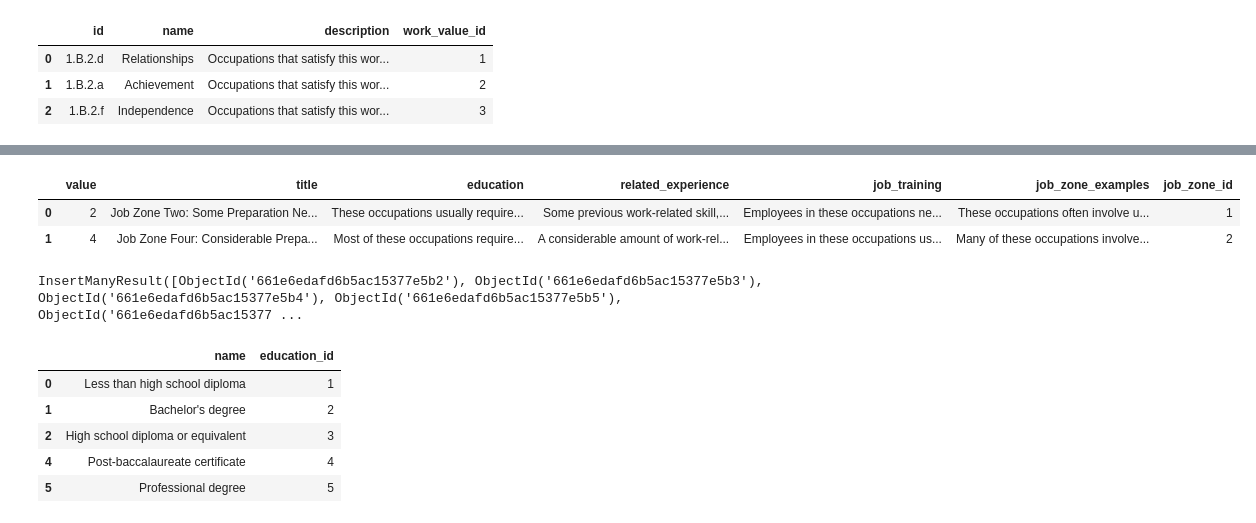
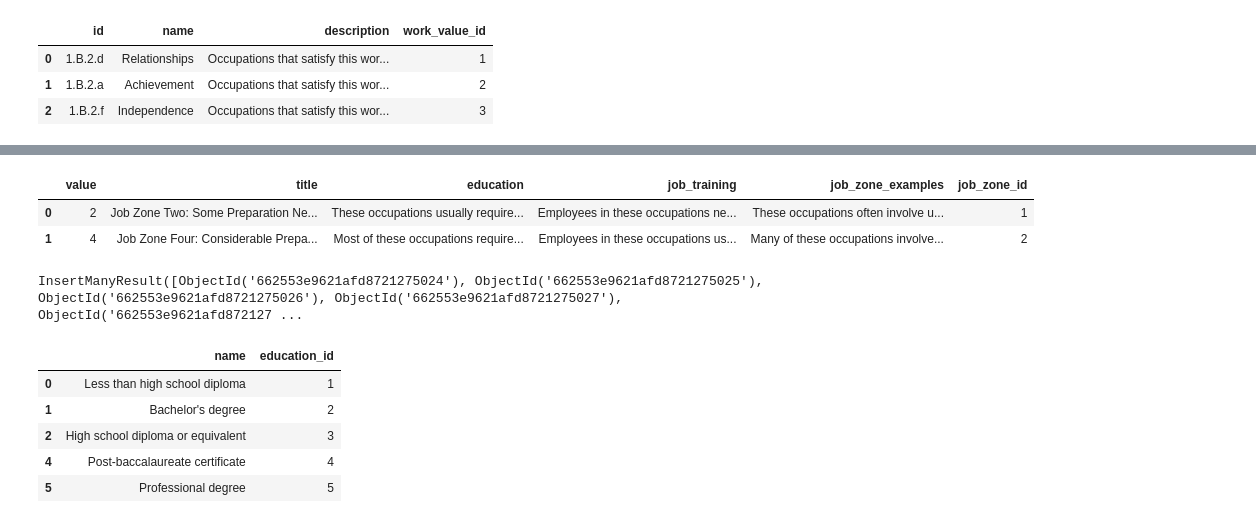
Before and after one commit to joergjan/bachelorarbeit, a Jupyter notebook: 03_convert.ipynb, the cells around one changed output, grey strips where cells are left out. Cells and saved outputs as stored; diff of their text form; code cells hidden in the pictures.

```diff
--- a/03_convert.ipynb
+++ b/03_convert.ipynb
@@ -332,18 +323,17 @@ InsertManyResult([ObjectId('661e6edafd6b5ac15377e5ab'), ObjectId('661e6edafd6b5a
 # %%
 job_zone = pd.DataFrame(list(df["job_zone"]))
 
 # Drop duplicates based on 'value'
 job_zone = job_zone.drop_duplicates(subset='value')
-job_zone = job_zone.dropna()
-job_zone = job_zone.drop(columns=["svp_range"])
+job_zone = job_zone.drop(columns=["svp_range", "related_experience"])
 
 job_zone['job_zone_id'] = range(1, len(job_zone) + 1)
 
 job_zone.head(2)
 # %% [output]
-|  | value | title | education | related_experience | job_training | job_zone_examples | job_zone_id |
-| 0 | 2 | Job Zone Two: Some Preparation Ne... | These occupations usually require... | Some previous work-related skill,... | Employees in these occupations ne... | These occupations often involve u... | 1 |
-| 1 | 4 | Job Zone Four: Considerable Prepa... | Most of these occupations require... | A considerable amount of work-rel... | Employees in these occupations us... | Many of these occupations involve... | 2 |
+|  | value | title | education | job_training | job_zone_examples | job_zone_id |
+| 0 | 2 | Job Zone Two: Some Preparation Ne... | These occupations usually require... | Employees in these occupations ne... | These occupations often involve u... | 1 |
+| 1 | 4 | Job Zone Four: Considerable Prepa... | Most of these occupations require... | Employees in these occupations us... | Many of these occupations involve... | 2 |
 # %%
 dbname = get_database()
 
@@ -352,7 +342,7 @@ collection_name = dbname["job_zone"]
 # Insert the dictionaries into the MongoDB collection
 collection_name.insert_many(job_zone.to_dict("records"))
 # %% [output]
-InsertManyResult([ObjectId('661e6edafd6b5ac15377e5b2'), ObjectId('661e6edafd6b5ac15377e5b3'), ObjectId('661e6edafd6b5ac15377e5b4'), ObjectId('661e6edafd6b5ac15377e5b5'), ObjectId('661e6edafd6b5ac15377 ...
+InsertManyResult([ObjectId('662553e9621afd8721275024'), ObjectId('662553e9621afd8721275025'), ObjectId('662553e9621afd8721275026'), ObjectId('662553e9621afd8721275027'), ObjectId('662553e9621afd872127 ...
 # %%
 # Assuming df["work_values"] is a column of lists of dictionaries
 education = df['education'].apply(lambda x: x['level_required']).apply(lambda x : x["category"]).explode().reset_index(drop=True)
```
Also changed, not shown: parts of 21 cells of this notebook, 5 other files.
